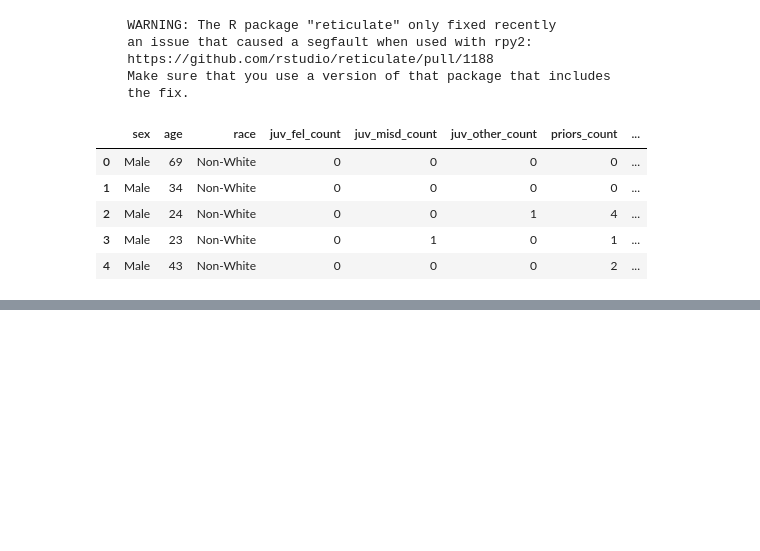
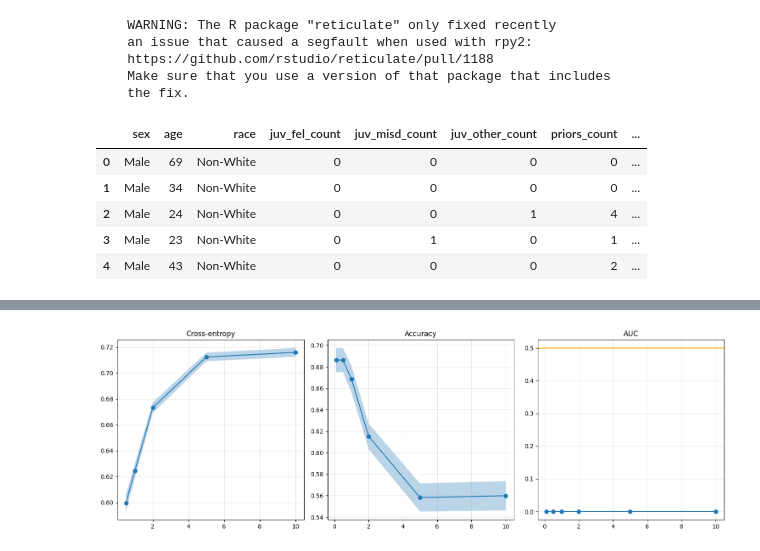
Before and after one commit to alanmrsa/CFA-Python, a Jupyter notebook: examples/vignette_five.ipynb, the cells around one changed output, grey strips where cells are left out. Drawn from its saved outputs; the diff is of its cells as text; code cells hidden in the pictures; blank space fills up the shorter version.

```diff
--- a/examples/vignette_five.ipynb
+++ b/examples/vignette_five.ipynb
@@ -81,0 +218,4 @@ fair_pred.train()
+# %%
+fair_pred.plot(type='accuracy')
+# %% [output]
+[figure, added]
```
Also changed, not shown: parts of 3 cells of this notebook, 12 other files.
